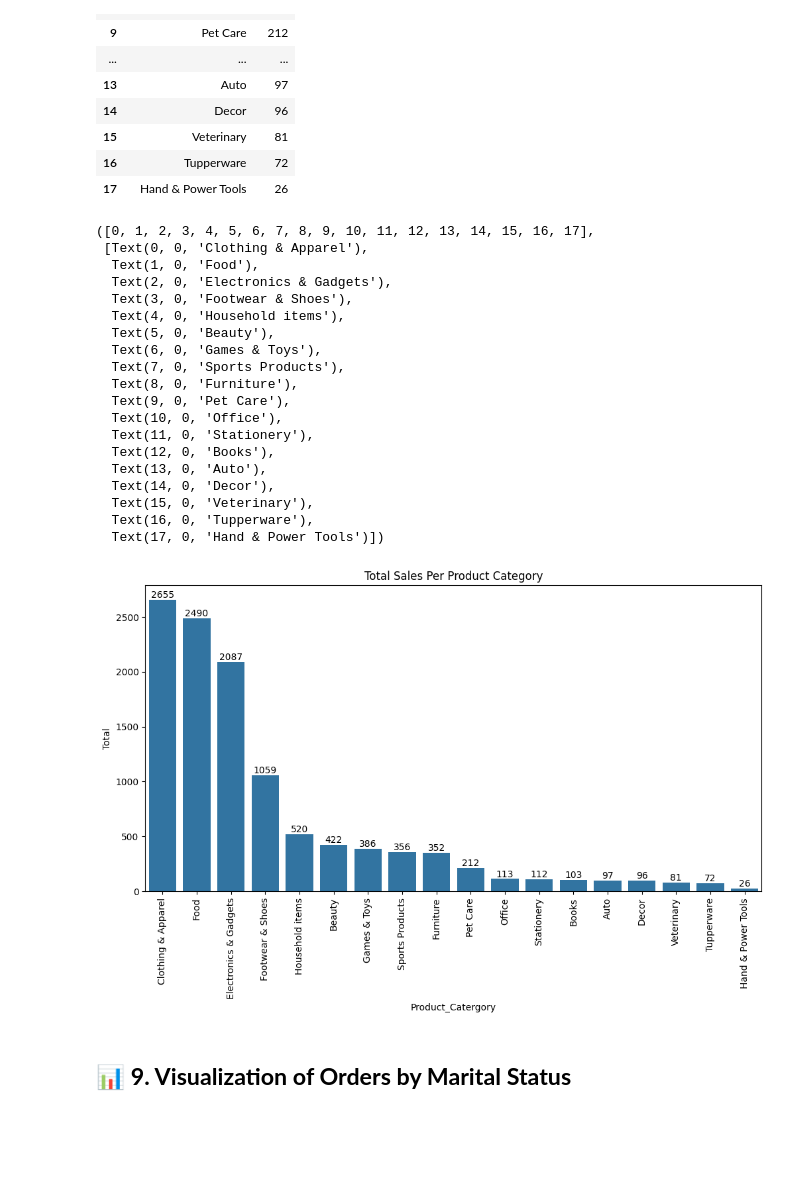
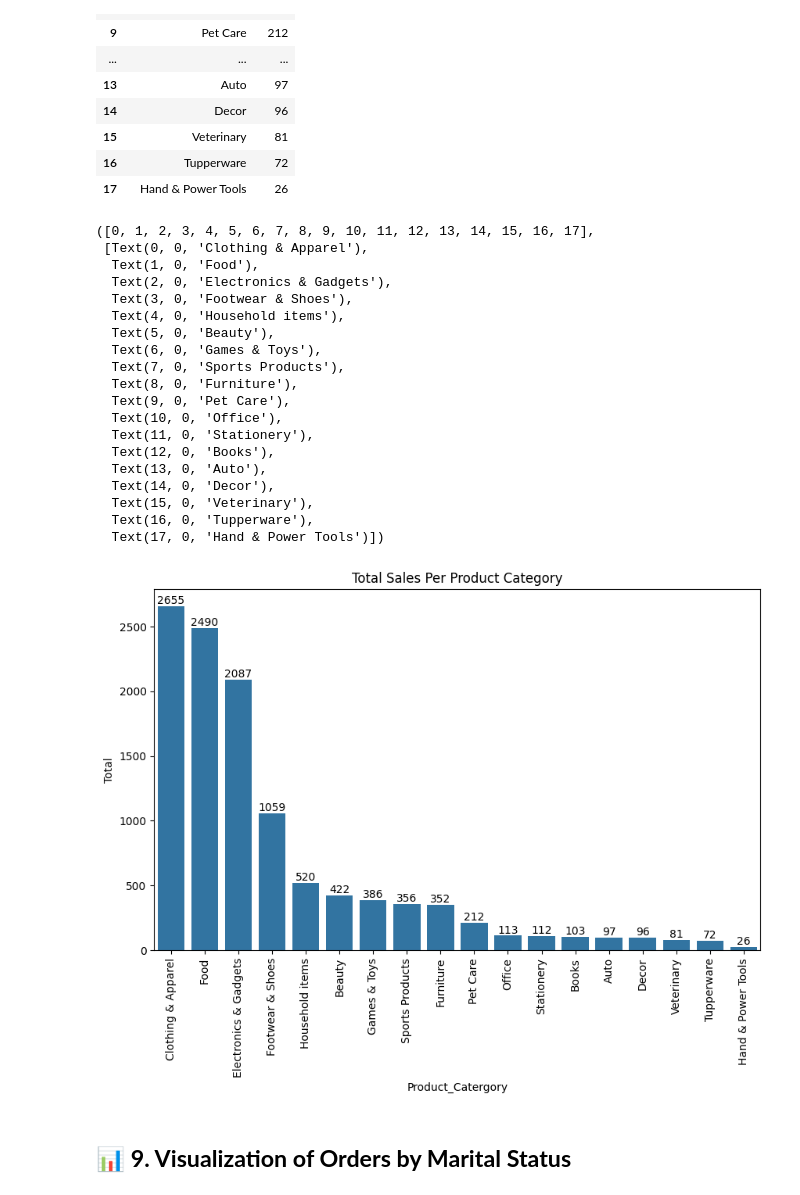
Before and after one commit to gauravvxv/Diwali-Sales-Analysis, a Jupyter notebook: Notebook/Sales.ipynb, the cells around one changed output. Drawn from its saved outputs; the diff is of its cells as text; code cells hidden in the pictures; blank space fills up the shorter version.

```diff
--- a/Notebook/Sales.ipynb
+++ b/Notebook/Sales.ipynb
@@ -256,41 +256,41 @@ products
 | 16 | Tupperware | 72 |
 | 17 | Hand & Power Tools | 26 |
 # %%
-plt.figure(figsize=(12,6))
+plt.figure(figsize=(10,6))
 ax = sns.barplot(x='Product_Catergory',y='Total',data=products)
 plt.title('Total Sales Per Product Category')
 for i,bar in enumerate(ax.patches):
   count = products['Total'][i]
   ax.text(
       bar.get_x() + bar.get_width() /2,
       bar.get_height()+bar.get_width()*0.5,
       f'{count}',
       ha='center',
       va='bottom',
       color='black'
   )
 plt.xticks(rotation=90)
 # %% [output]
 ([0, 1, 2, 3, 4, 5, 6, 7, 8, 9, 10, 11, 12, 13, 14, 15, 16, 17],
  [Text(0, 0, 'Clothing & Apparel'),
   Text(1, 0, 'Food'),
   Text(2, 0, 'Electronics & Gadgets'),
   Text(3, 0, 'Footwear & Shoes'),
   Text(4, 0, 'Household items'),
   Text(5, 0, 'Beauty'),
   Text(6, 0, 'Games & Toys'),
   Text(7, 0, 'Sports Products'),
   Text(8, 0, 'Furniture'),
   Text(9, 0, 'Pet Care'),
   Text(10, 0, 'Office'),
   Text(11, 0, 'Stationery'),
   Text(12, 0, 'Books'),
   Text(13, 0, 'Auto'),
   Text(14, 0, 'Decor'),
   Text(15, 0, 'Veterinary'),
   Text(16, 0, 'Tupperware'),
   Text(17, 0, 'Hand & Power Tools')])
-[figure, old version]
+[figure, new version]
 # %% [markdown]
 ## 📊 **9. Visualization of Orders by Marital Status**
 # %%
```
Also changed, not shown: parts of 4 cells of this notebook.
